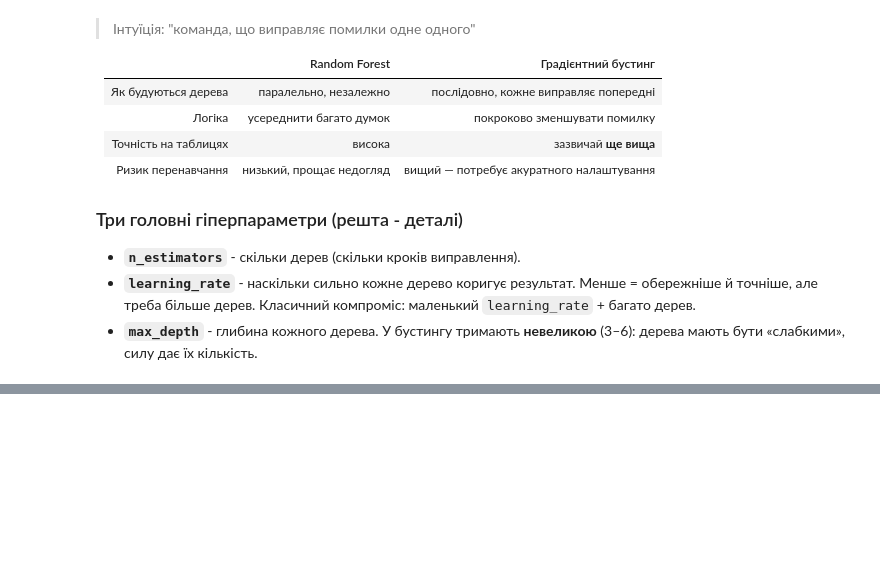
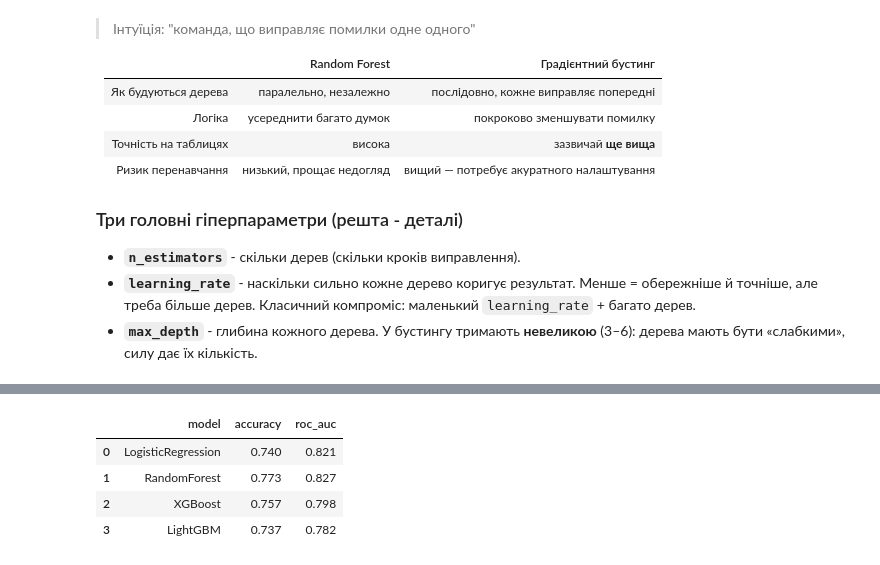
Before and after one commit to DymaStar/DTA_2026, a Jupyter notebook: ML/DS_230626_XGBoost_LightGBM.ipynb, the cells around one changed output, grey strips where cells are left out. Drawn from its saved outputs; the diff is of its cells as text; code cells hidden in the pictures; blank space fills up the shorter version.

```diff
--- a/ML/DS_230626_XGBoost_LightGBM.ipynb
+++ b/ML/DS_230626_XGBoost_LightGBM.ipynb
@@ -107,0 +190,88 @@ CV accuracy: [0.767 0.747 0.683 0.74  0.747] | середнє: 0.737 ± 0.028
+# %%
+# Створюємо словник моделей,
+# які будемо порівнювати.
+
+models = {
+
+    # Модель вже навчена у Pipeline
+    "LogisticRegression": pipe,
+
+    # Random Forest
+    "RandomForest": RandomForestClassifier(
+        n_estimators=300,
+        max_depth=6,
+        random_state=RANDOM_STATE
+    ),
+
+    # XGBoost
+    "XGBoost": XGBClassifier(
+        n_estimators=300,
+        learning_rate=0.05,
+        max_depth=4,
+        random_state=RANDOM_STATE,
+        eval_metric="logloss"
+    ),
+
+    # LightGBM
+    "LightGBM": LGBMClassifier(
+        n_estimators=300,
+        learning_rate=0.05,
+        max_depth=4,
+        random_state=RANDOM_STATE,
+        verbose=-1
+    )
+}
+
+# Список для збереження результатів усіх моделей
+rows = []
+
+# По черзі запускаємо кожну модель
+for name, mdl in models.items():
+
+    # LogisticRegression вже навчена,
+    # тому лише отримуємо ймовірності.
+    if name == "LogisticRegression":
+
+        p = mdl.predict_proba(X_test)[:, 1]
+
+    else:
+
+        # Інші моделі потрібно навчити.
+        mdl.fit(X_tr, y_train)
+
+        # Отримуємо ймовірність класу 1.
+        p = mdl.predict_proba(X_te)[:, 1]
+
+    # Додаємо результати поточної моделі.
+    rows.append({
+
+        "model": name,
+
+        # Accuracy
+        "accuracy": round(
+            accuracy_score(
+                y_test,
+                (p >= 0.5).astype(int)
+            ),
+            3
+        ),
+
+        # ROC-AUC
+        "roc_auc": round(
+            roc_auc_score(y_test, p),
+            3
+        )
+
+    })
+
+# Перетворюємо список словників у DataFrame
+# для зручного порівняння моделей.
+results = pd.DataFrame(rows)
+
+results
+# %% [output]
+|  | model | accuracy | roc_auc |
+| 0 | LogisticRegression | 0.740 | 0.821 |
+| 1 | RandomForest | 0.773 | 0.827 |
+| 2 | XGBoost | 0.757 | 0.798 |
+| 3 | LightGBM | 0.737 | 0.782 |
```
Also changed, not shown: parts of 11 cells of this notebook.
